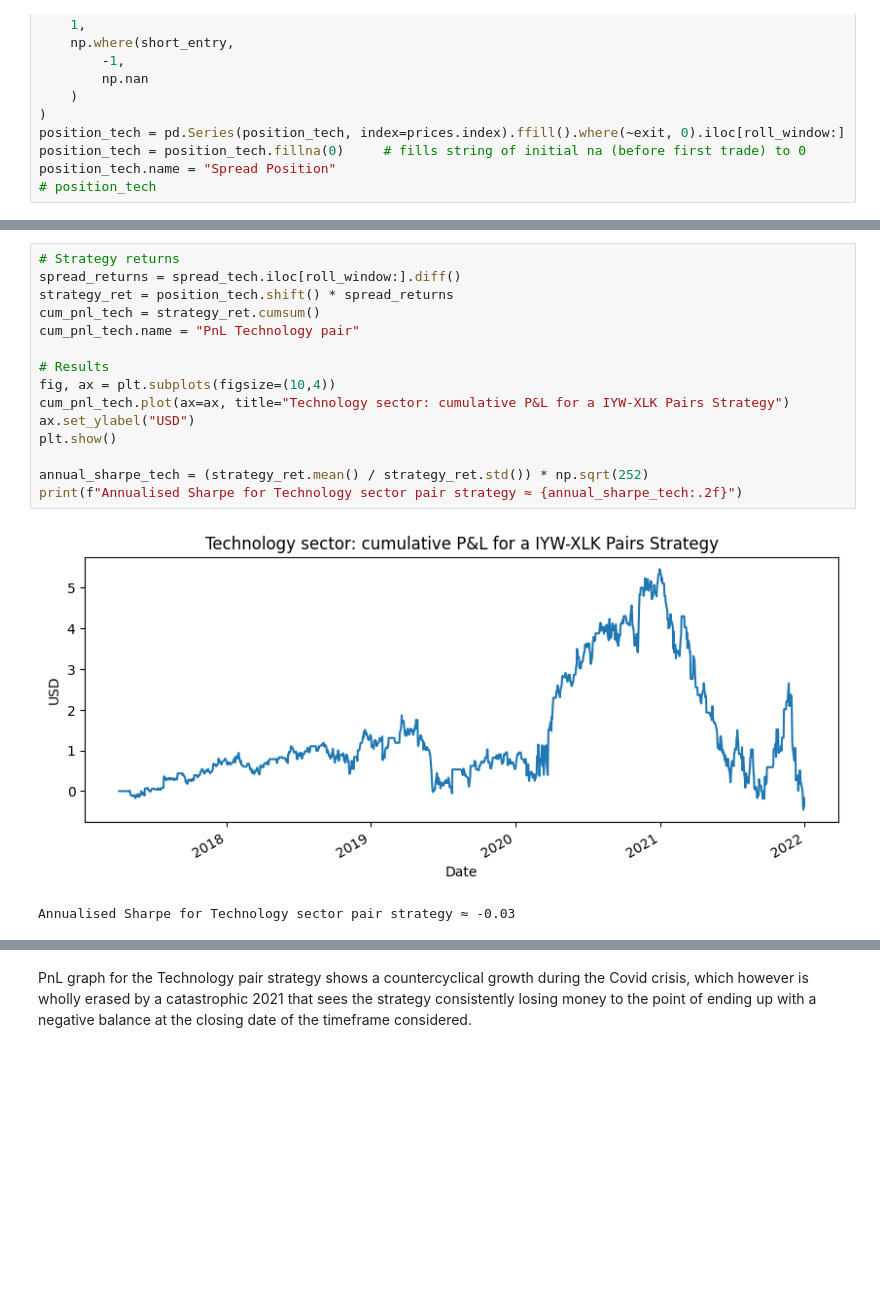
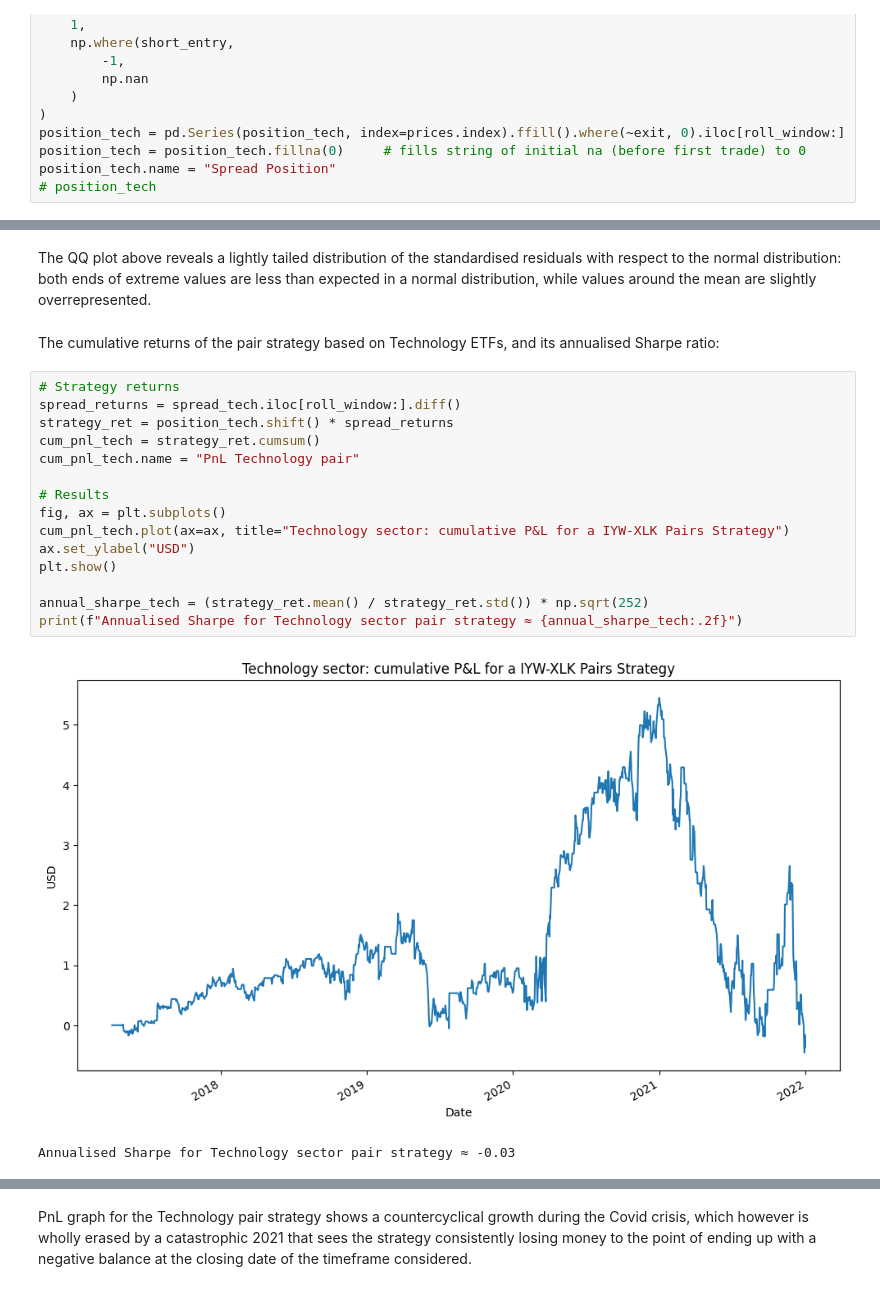
Before and after one commit to George-Creekbed/capstone_review, a Jupyter notebook: step1b.ipynb, the cells around one changed output, grey strips where cells are left out. Cells and saved outputs as stored; diff of their text form; blank space fills up the shorter version.

```diff
--- a/step1b.ipynb
+++ b/step1b.ipynb
@@ -325,20 +406,24 @@ position_tech.name = "Spread Position"
+# %% [markdown]
+The QQ plot above reveals a lightly tailed distribution of the standardised residuals with respect to the normal distribution: both ends of extreme values are less than expected in a normal distribution, while values around the mean are slightly overrepresented.
+# %% [markdown]
+The cumulative returns of the pair strategy based on Technology ETFs, and its annualised Sharpe ratio:
 # %%
 # Strategy returns
 spread_returns = spread_tech.iloc[roll_window:].diff()
 strategy_ret = position_tech.shift() * spread_returns
 cum_pnl_tech = strategy_ret.cumsum()
 cum_pnl_tech.name = "PnL Technology pair"
 
 # Results
-fig, ax = plt.subplots(figsize=(10,4))
+fig, ax = plt.subplots()
 cum_pnl_tech.plot(ax=ax, title="Technology sector: cumulative P&L for a IYW-XLK Pairs Strategy")
 ax.set_ylabel("USD")
 plt.show()
 
 annual_sharpe_tech = (strategy_ret.mean() / strategy_ret.std()) * np.sqrt(252)
 print(f"Annualised Sharpe for Technology sector pair strategy ≈ {annual_sharpe_tech:.2f}")
 # %% [output]
-[figure, old version]
+[figure, new version]
 Annualised Sharpe for Technology sector pair strategy ≈ -0.03
 # %%
 cum_pnl_tech.describe()
```
Also changed, not shown: parts of 21 cells of this notebook, 1 other file.
